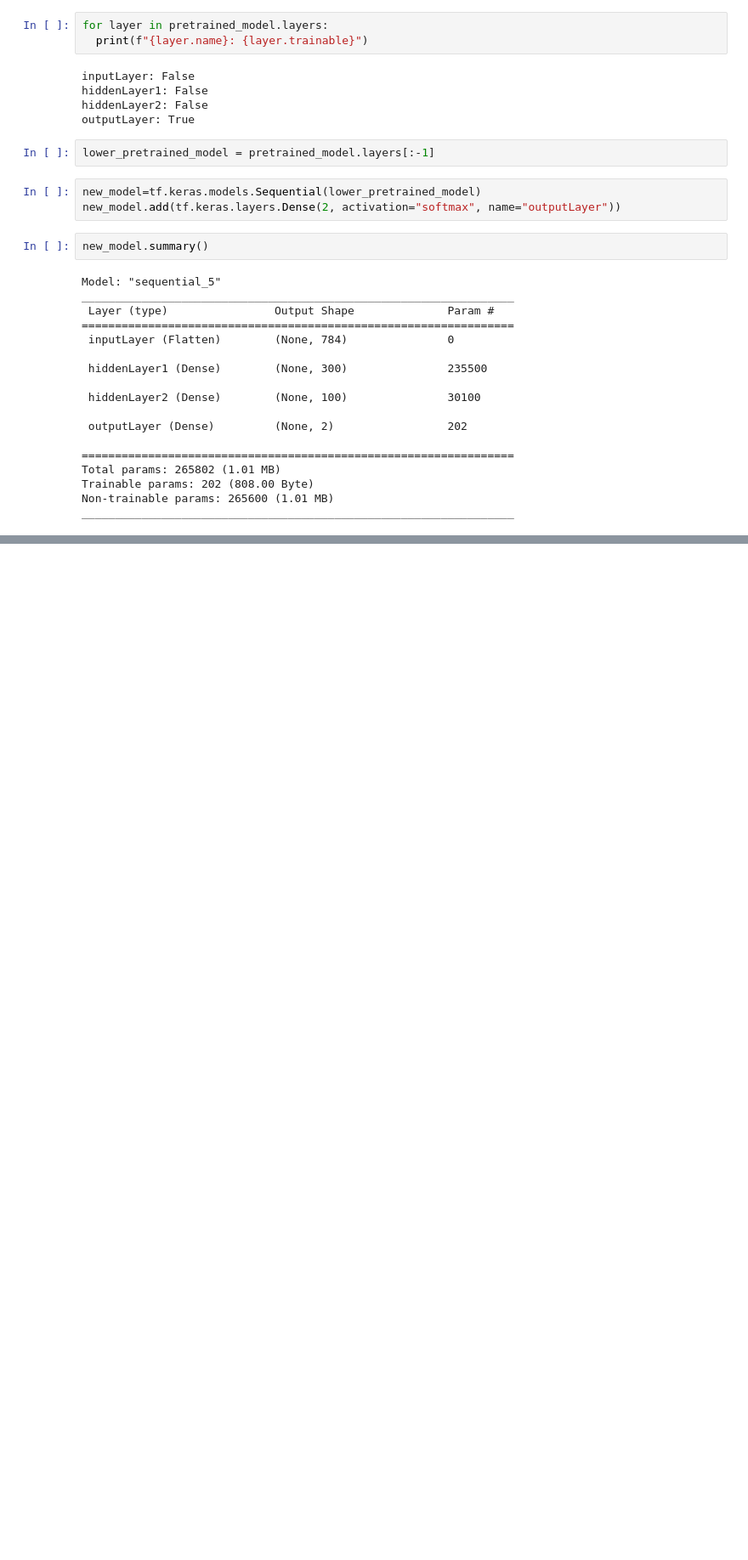
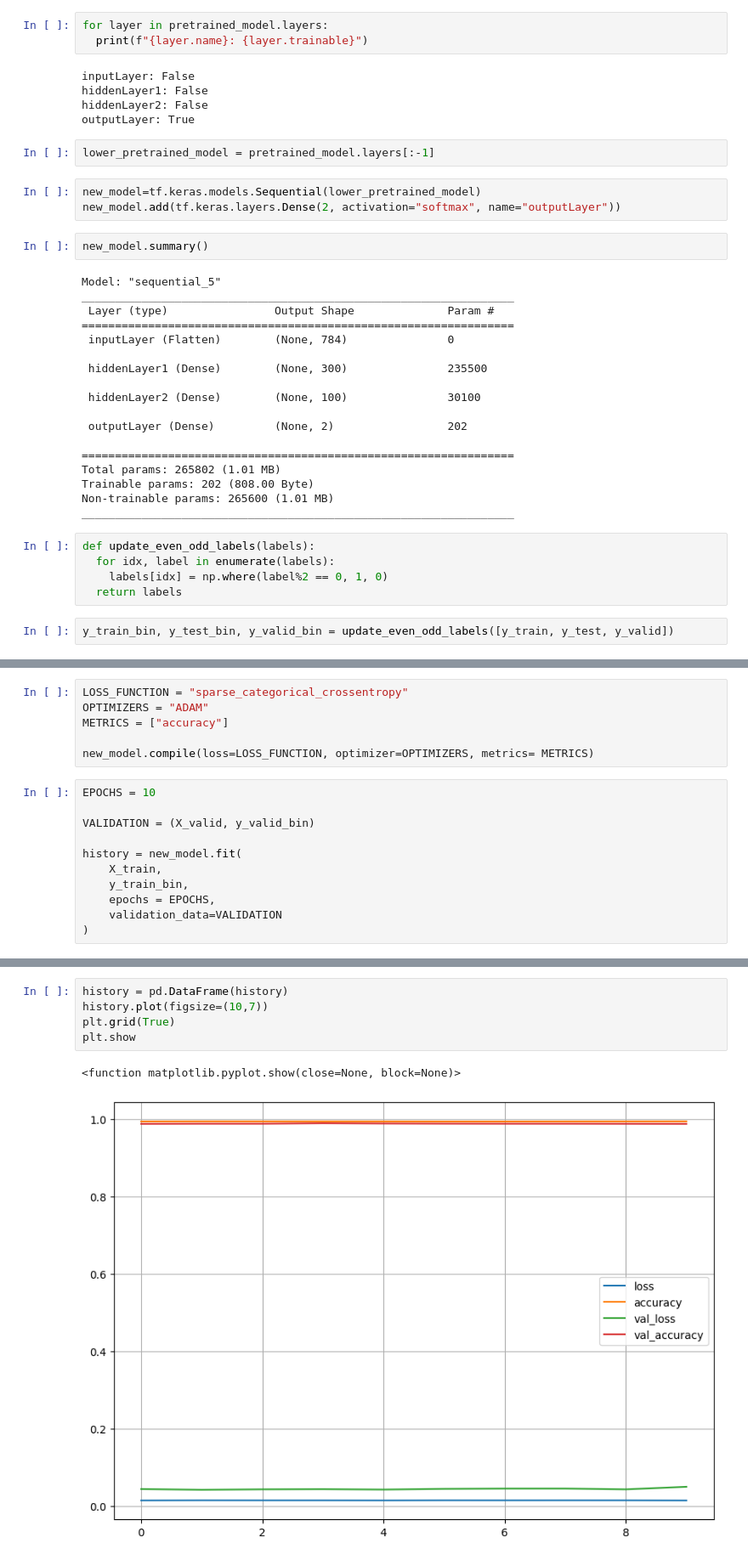
Before and after one commit to syedshahlal/Understanding_Computer_Vision, a Jupyter notebook: Transfer_learning.ipynb, the cells around one changed output, grey strips where cells are left out. Shown at 85% size. Drawn from its saved outputs; the diff is of its cells as text; blank space fills up the shorter version.

```diff
--- a/Transfer_learning.ipynb
+++ b/Transfer_learning.ipynb
@@ -250,3 +250,10 @@ Total params: 265802 (1.01 MB)
 Trainable params: 202 (808.00 Byte)
 Non-trainable params: 265600 (1.01 MB)
 _________________________________________________________________
+# %%
+def update_even_odd_labels(labels):
+  for idx, label in enumerate(labels):
+    labels[idx] = np.where(label%2 == 0, 1, 0)
+  return labels
+# %%
+y_train_bin, y_test_bin, y_valid_bin = update_even_odd_labels([y_train, y_test, y_valid])
@@ -252,0 +264,17 @@ _________________________________________________________________
+# %%
+LOSS_FUNCTION = "sparse_categorical_crossentropy"
+OPTIMIZERS = "ADAM"
+METRICS = ["accuracy"]
+
+new_model.compile(loss=LOSS_FUNCTION, optimizer=OPTIMIZERS, metrics= METRICS)
+# %%
+EPOCHS = 10
+
+VALIDATION = (X_valid, y_valid_bin)
+
+history = new_model.fit(
+    X_train,
+    y_train_bin,
+    epochs = EPOCHS,
+    validation_data=VALIDATION
+)
@@ -252,0 +321,8 @@ _________________________________________________________________
+# %%
+history = pd.DataFrame(history)
+history.plot(figsize=(10,7))
+plt.grid(True)
+plt.show
+# %% [output]
+<function matplotlib.pyplot.show(close=None, block=None)>
+[figure, added]
```
Also changed, not shown: parts of 5 cells of this notebook.
